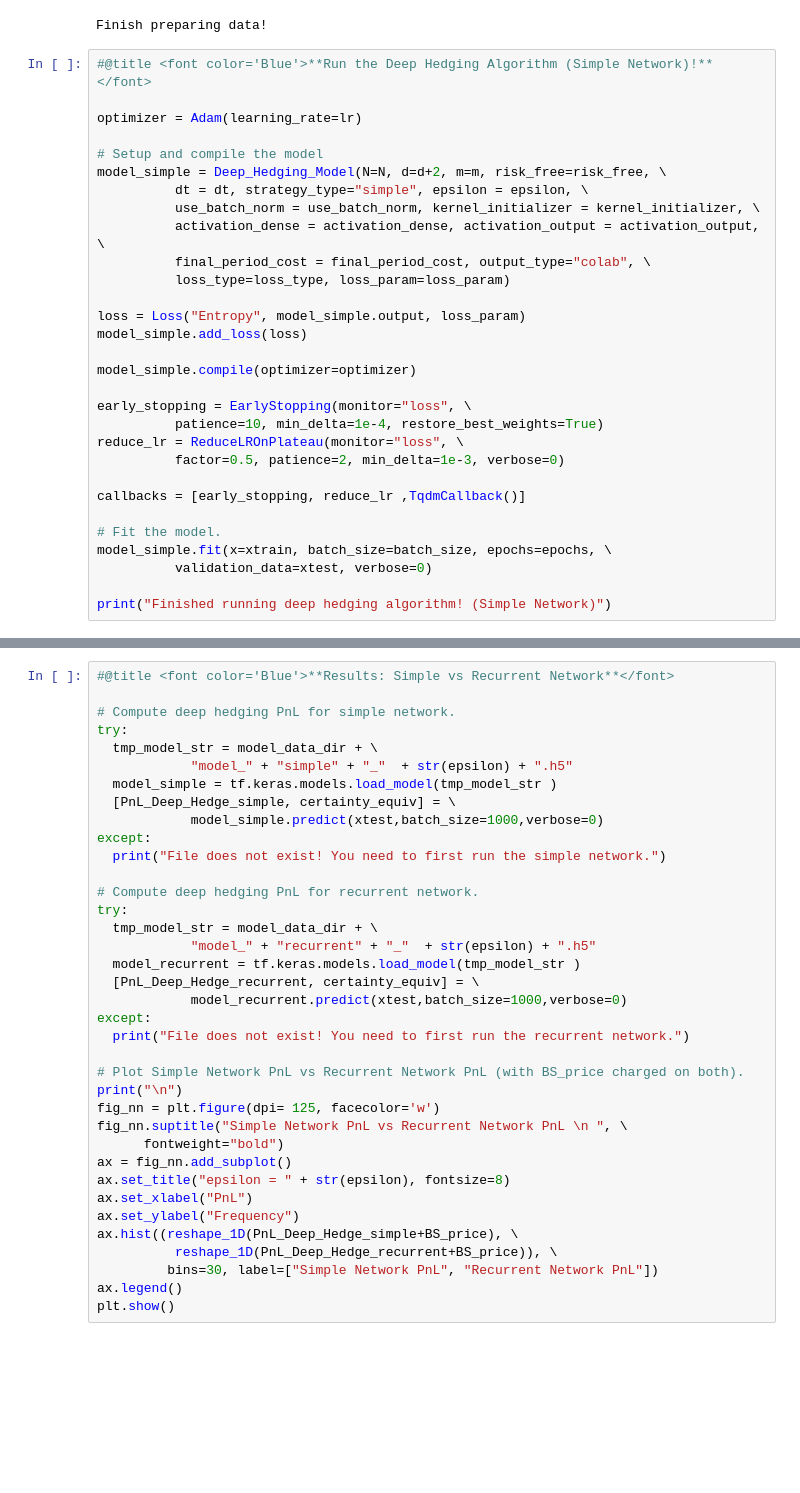
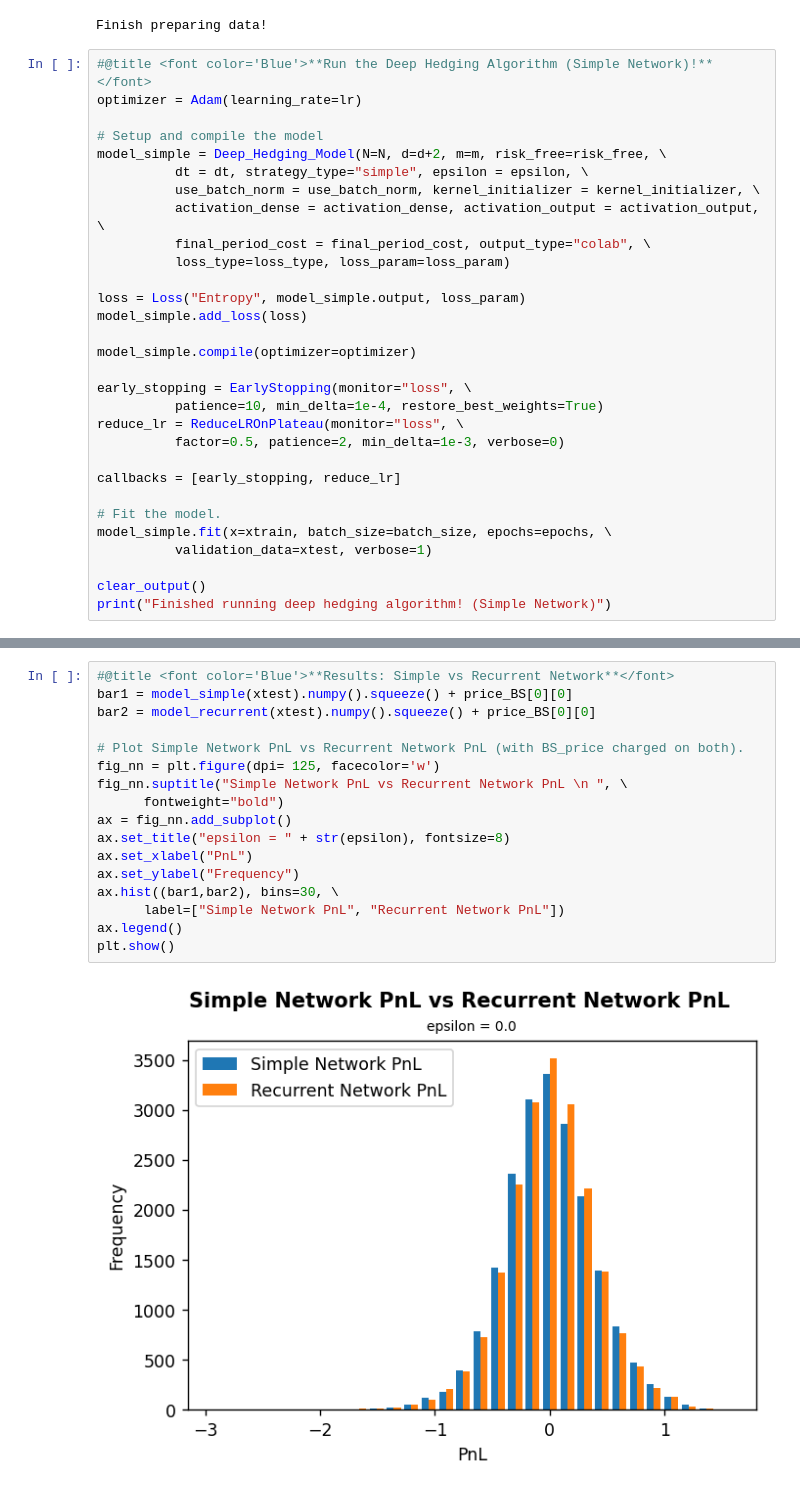
Before and after one commit to YuMan-Tam/deep-hedging, a Jupyter notebook: Colab/deep_hedging_colab.ipynb, the cells around one changed output, grey strips where cells are left out. Cells and saved outputs as stored; diff of their text form; blank space fills up the shorter version.

```diff
--- a/Colab/deep_hedging_colab.ipynb
+++ b/Colab/deep_hedging_colab.ipynb
@@ -177,7 +170,6 @@ print("Finish preparing data!")
 Finish preparing data!
 # %%
 #@title <font color='Blue'>**Run the Deep Hedging Algorithm (Simple Network)!**</font>
-
 optimizer = Adam(learning_rate=lr)
 
 # Setup and compile the model
@@ -198,10 +190,11 @@ early_stopping = EarlyStopping(monitor="loss", \
 reduce_lr = ReduceLROnPlateau(monitor="loss", \
           factor=0.5, patience=2, min_delta=1e-3, verbose=0)
 
-callbacks = [early_stopping, reduce_lr ,TqdmCallback()]
+callbacks = [early_stopping, reduce_lr]
 
 # Fit the model.
 model_simple.fit(x=xtrain, batch_size=batch_size, epochs=epochs, \
-          validation_data=xtest, verbose=0)
+          validation_data=xtest, verbose=1)
 
+clear_output()
 print("Finished running deep hedging algorithm! (Simple Network)")
@@ -351,37 +337,19 @@ for days_from_today in (1,15,29):
 # %%
 #@title <font color='Blue'>**Results: Simple vs Recurrent Network**</font>
-
-# Compute deep hedging PnL for simple network.
-try:
-  tmp_model_str = model_data_dir + \
-            "model_" + "simple" + "_"  + str(epsilon) + ".h5"
-  model_simple = tf.keras.models.load_model(tmp_model_str )
-  [PnL_Deep_Hedge_simple, certainty_equiv] = \
-            model_simple.predict(xtest,batch_size=1000,verbose=0)
-except:
-  print("File does not exist! You need to first run the simple network.")
-
-# Compute deep hedging PnL for recurrent network.
-try:
-  tmp_model_str = model_data_dir + \
-            "model_" + "recurrent" + "_"  + str(epsilon) + ".h5"
-  model_recurrent = tf.keras.models.load_model(tmp_model_str )
-  [PnL_Deep_Hedge_recurrent, certainty_equiv] = \
-            model_recurrent.predict(xtest,batch_size=1000,verbose=0)
-except:
-  print("File does not exist! You need to first run the recurrent network.")
+bar1 = model_simple(xtest).numpy().squeeze() + price_BS[0][0]
+bar2 = model_recurrent(xtest).numpy().squeeze() + price_BS[0][0]
 
 # Plot Simple Network PnL vs Recurrent Network PnL (with BS_price charged on both).
-print("\n")
 fig_nn = plt.figure(dpi= 125, facecolor='w')
 fig_nn.suptitle("Simple Network PnL vs Recurrent Network PnL \n ", \
       fontweight="bold")
 ax = fig_nn.add_subplot()
 ax.set_title("epsilon = " + str(epsilon), fontsize=8)
 ax.set_xlabel("PnL")
 ax.set_ylabel("Frequency")
-ax.hist((reshape_1D(PnL_Deep_Hedge_simple+BS_price), \
-          reshape_1D(PnL_Deep_Hedge_recurrent+BS_price)), \
-         bins=30, label=["Simple Network PnL", "Recurrent Network PnL"])
+ax.hist((bar1,bar2), bins=30, \
+      label=["Simple Network PnL", "Recurrent Network PnL"])
 ax.legend()
 plt.show()
+# %% [output]
+[figure, added]
```
Also changed, not shown: parts of 8 cells of this notebook.
